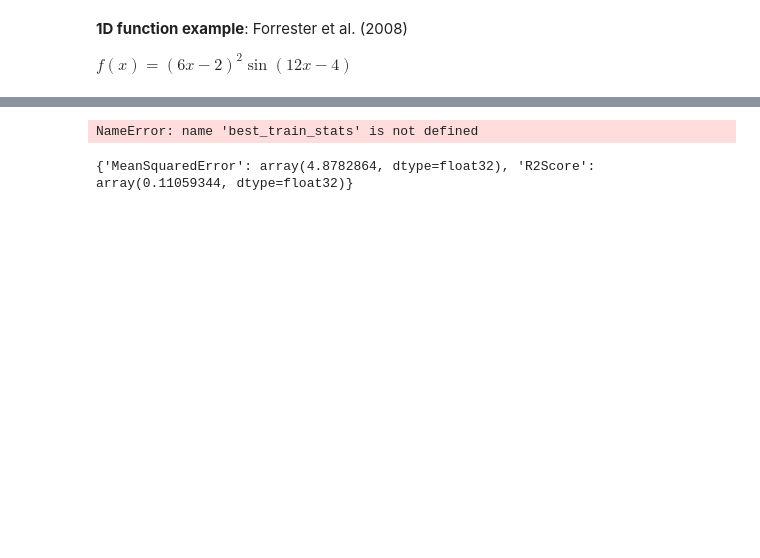
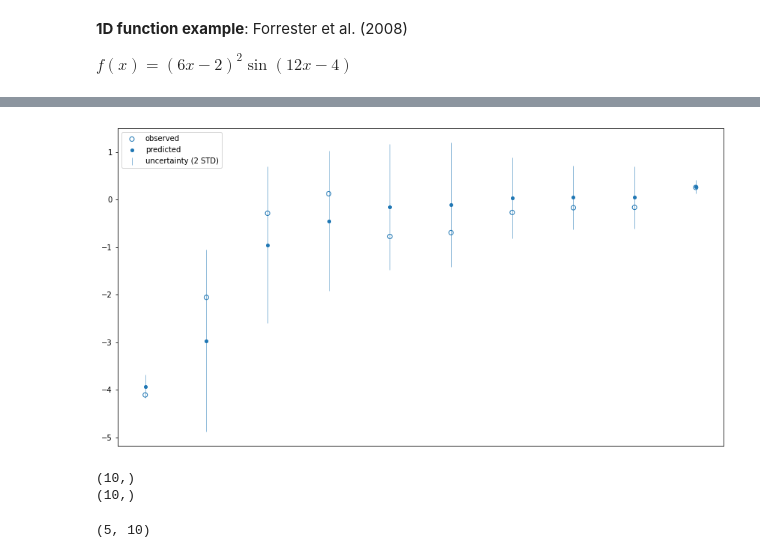
Before and after one commit to stelong/GPErks, a Jupyter notebook: notebooks/example_1.ipynb, the cells around one changed output, grey strips where cells are left out. Drawn from its saved outputs; the diff is of its cells as text; code cells hidden in the pictures; blank space fills up the shorter version.

```diff
--- a/notebooks/example_1.ipynb
+++ b/notebooks/example_1.ipynb
@@ -149,14 +148,18 @@ plt.show()
-# %%
-# plot graphs
-best_train_stats.plot()
-# %% [output]
-NameError: name 'best_train_stats' is not defined
 # %%
-# inference on inputed test set
-from GPErks.perks.inference import Inference
-inference = Inference(emulator)
-inference.summary()
-print( inference.scores_dct )
-# inference.plot()
+# check testing points
+inference.plot()
 # %% [output]
-{'MeanSquaredError': array(4.8782864, dtype=float32), 'R2Score': array(0.11059344, dtype=float32)}
+[figure, added]
+# %%
+# draw samples from the posterior distribution
+y_mean, y_std = emulator.predict(x_test)
+print(y_mean.shape)
+print(y_std.shape)
+# %% [output]
+(10,)
+(10,)
+# %%
+y_samples = emulator.sample(x_test, n_draws=5)
+print(y_samples.shape)
+# %% [output]
+(5, 10)
```
Also changed, not shown: parts of 9 cells of this notebook.
